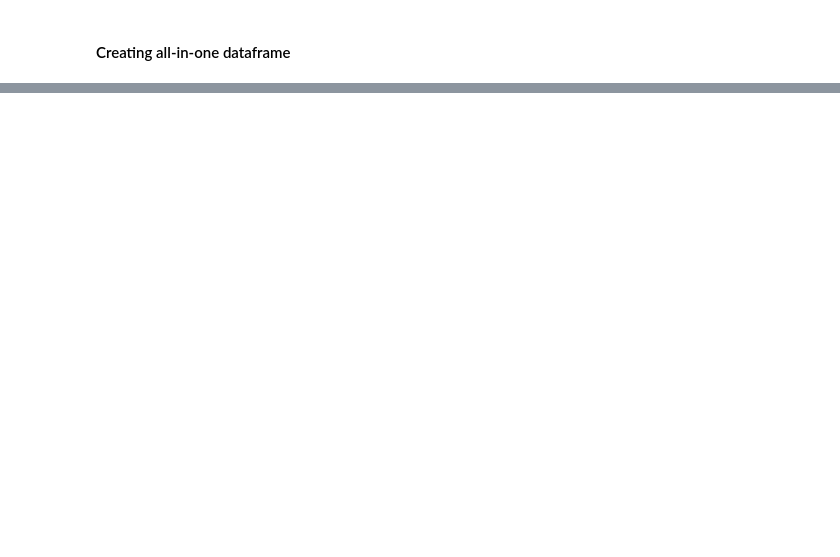
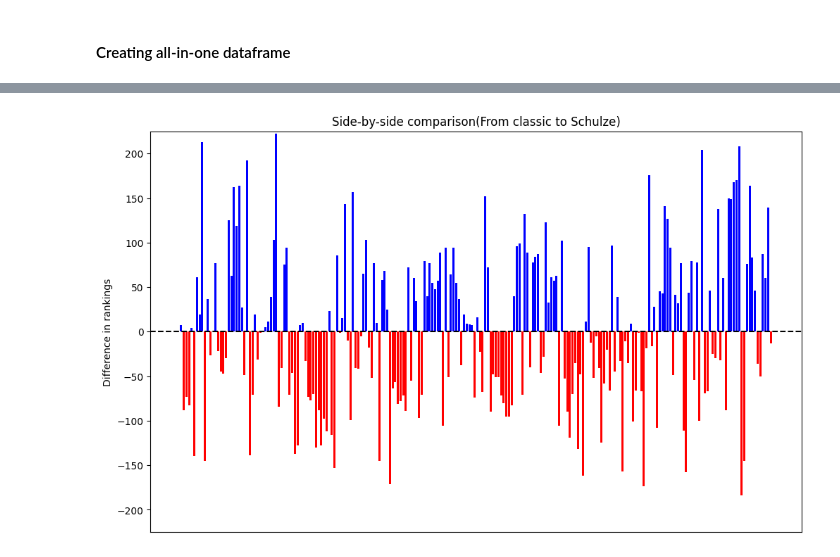
Before and after one commit to kiriz23/TournamentRemix, a Jupyter notebook: Schulze.ipynb, the cells around one changed output, grey strips where cells are left out. Saved outputs shown, nothing was run; the diff lists cells and outputs as text; code cells hidden in the pictures; blank space fills up the shorter version.

```diff
--- a/Schulze.ipynb
+++ b/Schulze.ipynb
@@ -553,0 +682,19 @@ plt.show()
+# %%
+pairwise_wins = np.zeros((num_players, num_players), dtype=float)
+
+for strat_1 in range(num_players):
+    for strat_2 in range(num_players):
+        if strat_1 != strat_2:
+            wins_1 = 0
+            wins_2 = 0
+            for rep in range(num_reps):
+                score_1 = results.payoffs[strat_1][strat_2][rep]
+                score_2 = results.payoffs[strat_2][strat_1][rep]
+                if score_1 > score_2:
+                    wins_1 += round((score_1-score_2) * num_turns)
+            # Save score difference from strat_1 over strat_2 (if positive)
+            pairwise_wins[strat_1][strat_2] = wins_1
+        else:
+            pairwise_wins[strat_1][strat_2] = np.nan
+
+print("Pairwise wins matrix:\n", pairwise_wins)
@@ -553,0 +710,5 @@ plt.show()
+# %%
+schulze_ranking = schulze_method(pairwise_wins)
+print("\nSchulze ranking:")
+for pos, idx in enumerate(schulze_ranking, 1):
+    print(f"{pos}. {players[idx]}")
@@ -553,0 +759,5 @@ plt.show()
+# %%
+classic_ranking = []  # list to match structure of schulze ranking
+summary_df = pd.read_csv("big_summary.csv")
+for i in range(num_players):
+    classic_ranking.append(int(summary_df['Original_index'][i]))
@@ -553,0 +813,18 @@ plt.show()
+# %%
+players_names = [p.name for p in players]
+diffs = [classic_ranking.index(s) - schulze_ranking.index(s) for s in range(num_players)]
+
+x = np.arange(len(players))
+width = 1
+multiplier = 0
+fig, ax = plt.subplots(figsize=(10, 6), layout='constrained')
+
+ax.bar(players_names,diffs,color=['b' if d >=0 else 'r' for d in diffs ])
+ax.axhline(y=0, color='black', linestyle='--')
+ax.set_ylabel('Difference in rankings')
+ax.set_title('Side-by-side comparison(From classic to Schulze)')
+ax.set_ylim(-num_players-1, num_players + 1)
+plt.xticks([])
+plt.show()
+# %% [output]
+[figure, added]
```
Also changed, not shown: parts of 54 cells of this notebook, 8 other files.
